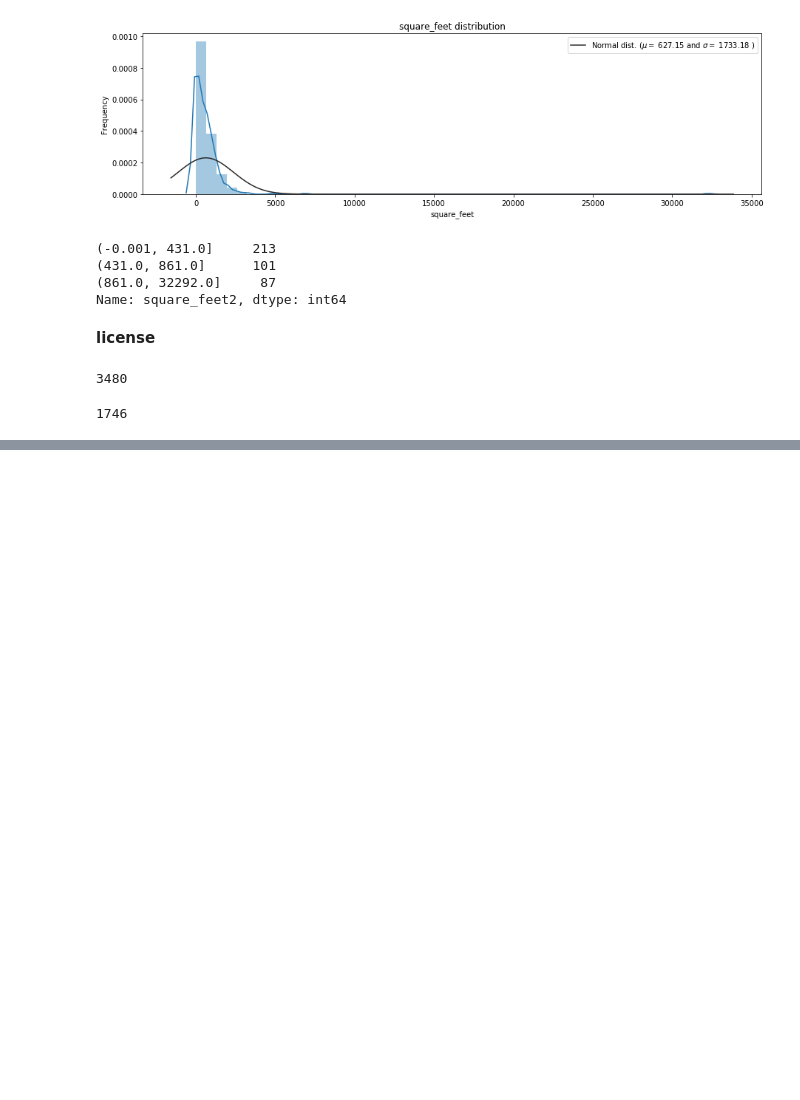
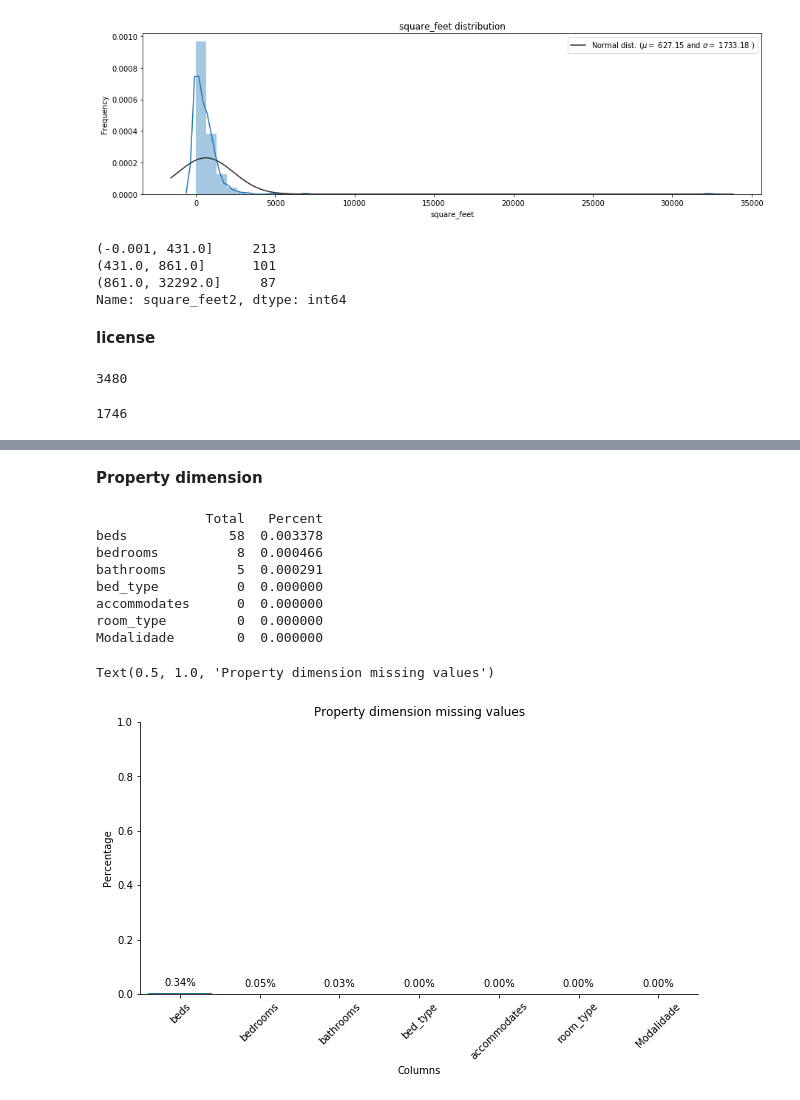
Before and after one commit to beatriz-lima/TPD-Airbnb-Data, a Jupyter notebook: eda.ipynb, the cells around one changed output, grey strips where cells are left out. Saved outputs shown, nothing was run; the diff lists cells and outputs as text; code cells hidden in the pictures; blank space fills up the shorter version.

```diff
--- a/eda.ipynb
+++ b/eda.ipynb
@@ -360,0 +416,32 @@ See the caveats in the documentation: http://pandas.pydata.org/pandas-docs/stabl
+# %% [markdown]
+**Property dimension**
+# %%
+columns = [
+'Modalidade',
+'room_type',
+'accommodates',
+'bathrooms',
+'bedrooms',
+'beds',
+'bed_type',
+]
+
+ax = missing_data(df_result,columns)
+set_bar_amount(ax)
+ax.set_xlabel('Columns')
+ax.set_ylabel('Percentage')
+plt.ylim(0,1)
+ax.spines['right'].set_visible(False)
+ax.spines['top'].set_visible(False)
+ax.set_title('Property dimension missing values')
+# %% [output]
+              Total   Percent
+beds             58  0.003378
+bedrooms          8  0.000466
+bathrooms         5  0.000291
+bed_type          0  0.000000
+accommodates      0  0.000000
+room_type         0  0.000000
+Modalidade        0  0.000000
+Text(0.5, 1.0, 'Property dimension missing values')
+[figure, added]
```
Also changed, not shown: parts of 26 cells of this notebook.
